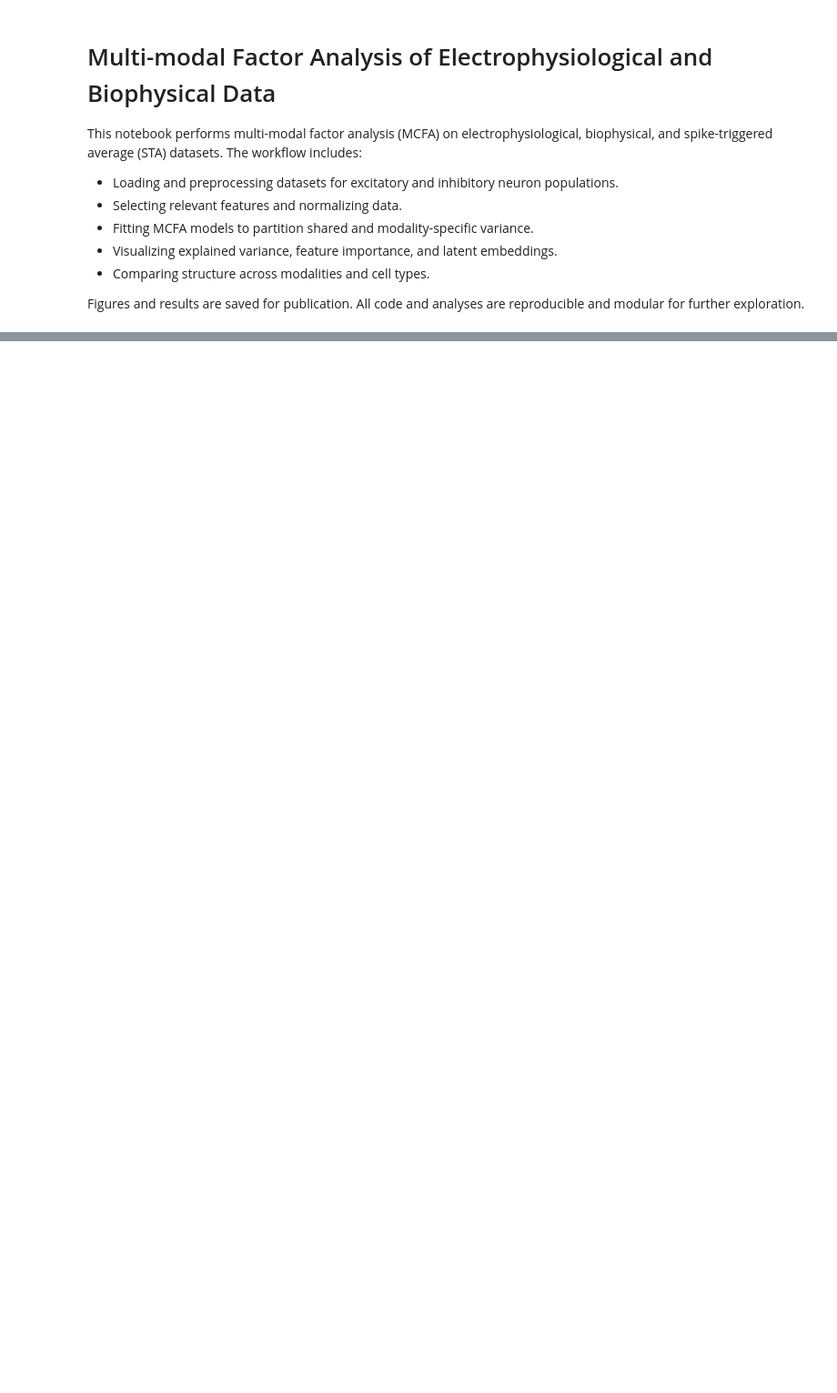
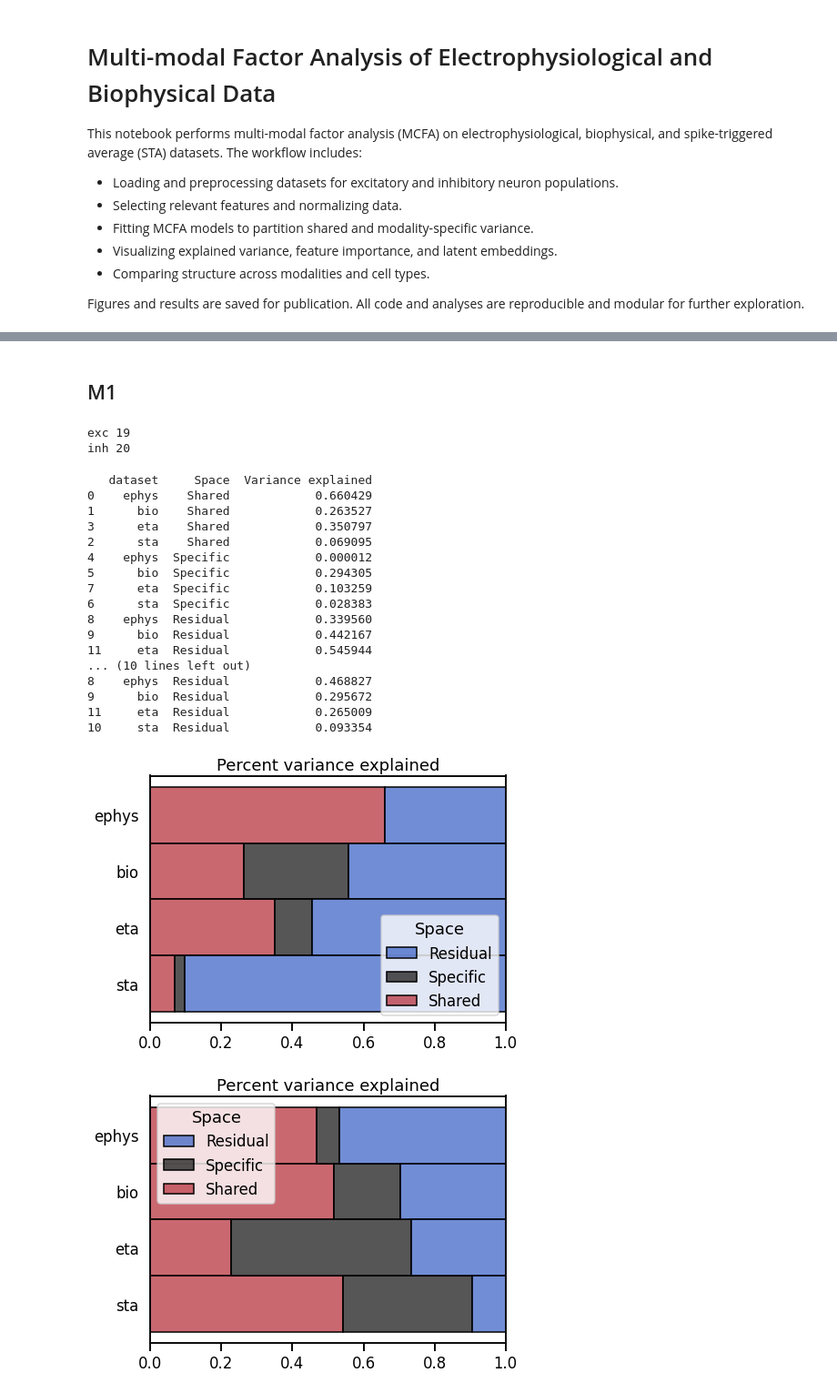
Before and after one commit to Nishant-codex/single_cell_analysis, a Jupyter notebook: notebooks_drug/pCCA_drug.ipynb, the cells around one changed output, grey strips where cells are left out. Shown at 91% size. Saved outputs shown, nothing was run; the diff lists cells and outputs as text; code cells hidden in the pictures; blank space fills up the shorter version.

```diff
--- a/notebooks_drug/pCCA_drug.ipynb
+++ b/notebooks_drug/pCCA_drug.ipynb
@@ -353,0 +305,30 @@ plt.show()
+# %% [markdown]
+## M1
+# %%
+var_exp_totals_exc_m1,var_exp_totals_inh_m1 = perform_MCFA('m1-ago',save=True, savepath = 'G:/My Drive/Data For Publication/paper2/part1/')
+
+
+ephys_drug_exc = return_neuromod_df(ephys_exc_all,cond=['m1-ago'],cols=cols_ephys,df_type='ephys')
+ephys_drug_inh = return_neuromod_df(ephys_inh_all,cond=['m1-ago'],cols=cols_ephys,df_type='ephys')
+# %% [output]
+exc 19
+inh 20
+   dataset     Space  Variance explained
+0    ephys    Shared            0.660429
+1      bio    Shared            0.263527
+3      eta    Shared            0.350797
+2      sta    Shared            0.069095
+4    ephys  Specific            0.000012
+5      bio  Specific            0.294305
+7      eta  Specific            0.103259
+6      sta  Specific            0.028383
+8    ephys  Residual            0.339560
+9      bio  Residual            0.442167
+11     eta  Residual            0.545944
+... (10 lines left out)
+8    ephys  Residual            0.468827
+9      bio  Residual            0.295672
+11     eta  Residual            0.265009
+10     sta  Residual            0.093354
+[figure, added]
+[figure, added]
```
Also changed, not shown: parts of 88 cells of this notebook, 4 other files.
